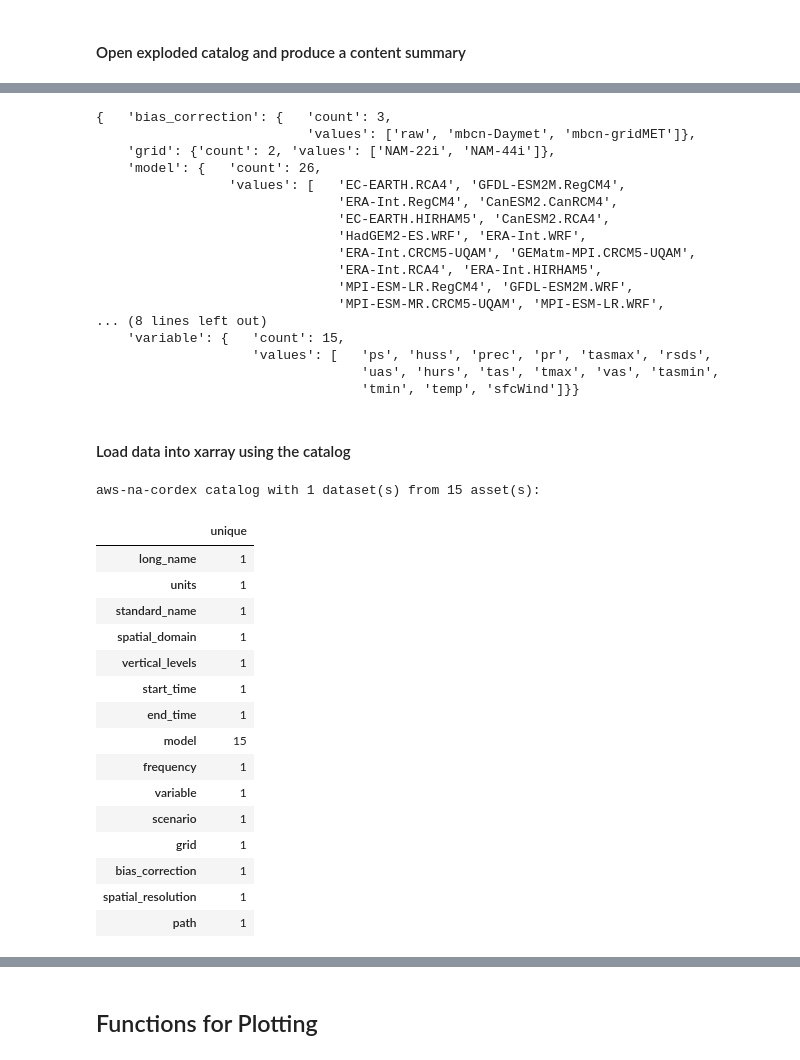
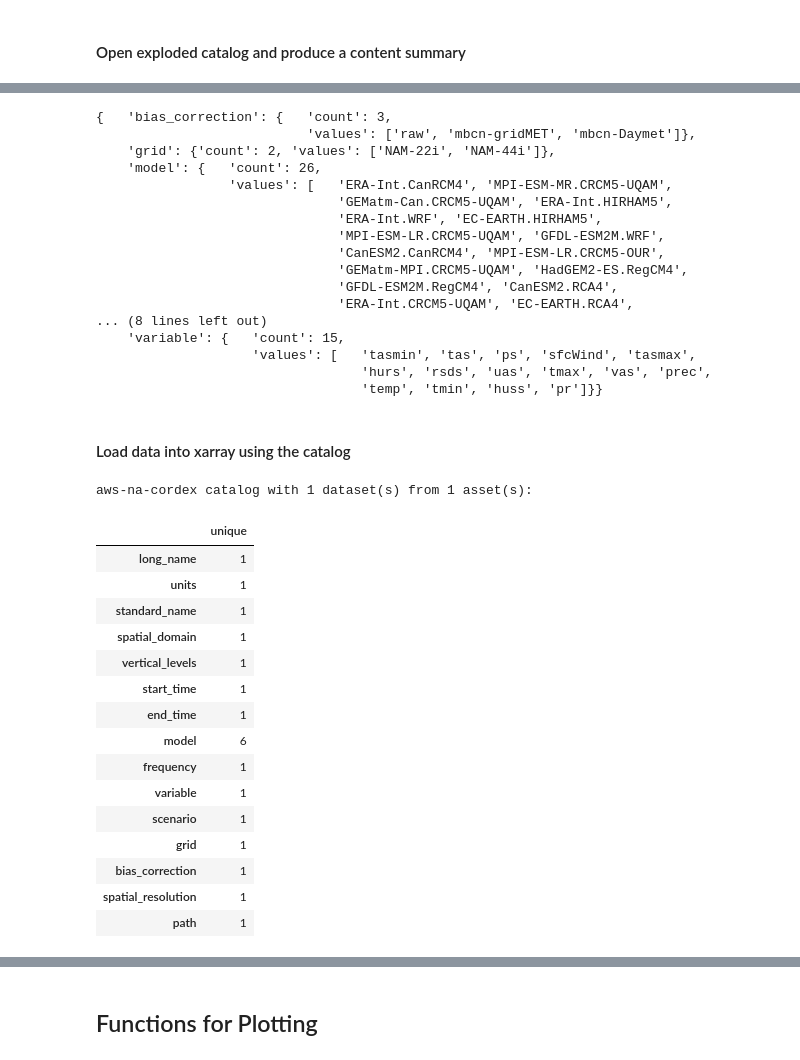
Before and after one commit to NCAR/na-cordex-aws, a Jupyter notebook: notebooks/plot-zarr-diagnostics.ipynb, the cells around one changed output, grey strips where cells are left out. Saved outputs shown, nothing was run; the diff lists cells and outputs as text; code cells hidden in the pictures.

```diff
--- a/notebooks/plot-zarr-diagnostics.ipynb
+++ b/notebooks/plot-zarr-diagnostics.ipynb
@@ -57,7 +63,7 @@ aws-na-cordex catalog with 330 dataset(s) from 330 asset(s):
 #### Open exploded catalog and produce a content summary
 # %%
 # Open collection description file
-catalog_url = "https://raw.githubusercontent.com/bonnland/na-cordex-aws/version_1.0/catalogs/aws-na-cordex.json"
+catalog_url = "https://ncar-na-cordex.s3-us-west-2.amazonaws.com/catalogs/aws-na-cordex-exploded.json"
 col = intake.open_esm_datastore(catalog_url)
 col
 # %% [output]
@@ -96,5 +102,5 @@ col.df.head(10)
 # %%
-# Show expanded version of collection structure with details
+# Produce a catalog content summary.
 import pprint
 
 uniques = col.unique(
@@ -103,46 +109,46 @@ uniques = col.unique(
 pprint.pprint(uniques, compact=True, indent=4)
 # %% [output]
 {   'bias_correction': {   'count': 3,
-                           'values': ['raw', 'mbcn-Daymet', 'mbcn-gridMET']},
+                           'values': ['raw', 'mbcn-gridMET', 'mbcn-Daymet']},
     'grid': {'count': 2, 'values': ['NAM-22i', 'NAM-44i']},
     'model': {   'count': 26,
-                 'values': [   'EC-EARTH.RCA4', 'GFDL-ESM2M.RegCM4',
-                               'ERA-Int.RegCM4', 'CanESM2.CanRCM4',
-                               'EC-EARTH.HIRHAM5', 'CanESM2.RCA4',
-                               'HadGEM2-ES.WRF', 'ERA-Int.WRF',
-                               'ERA-Int.CRCM5-UQAM', 'GEMatm-MPI.CRCM5-UQAM',
-                               'ERA-Int.RCA4', 'ERA-Int.HIRHAM5',
-                               'MPI-ESM-LR.RegCM4', 'GFDL-ESM2M.WRF',
-                               'MPI-ESM-MR.CRCM5-UQAM', 'MPI-ESM-LR.WRF',
+                 'values': [   'ERA-Int.CanRCM4', 'MPI-ESM-MR.CRCM5-UQAM',
+                               'GEMatm-Can.CRCM5-UQAM', 'ERA-Int.HIRHAM5',
+                               'ERA-Int.WRF', 'EC-EARTH.HIRHAM5',
+                               'MPI-ESM-LR.CRCM5-UQAM', 'GFDL-ESM2M.WRF',
+                               'CanESM2.CanRCM4', 'MPI-ESM-LR.CRCM5-OUR',
+                               'GEMatm-MPI.CRCM5-UQAM', 'HadGEM2-ES.RegCM4',
+                               'GFDL-ESM2M.RegCM4', 'CanESM2.RCA4',
+                               'ERA-Int.CRCM5-UQAM', 'EC-EARTH.RCA4',
 ... (8 lines left out)
     'variable': {   'count': 15,
-                    'values': [   'ps', 'huss', 'prec', 'pr', 'tasmax', 'rsds',
-                                  'uas', 'hurs', 'tas', 'tmax', 'vas', 'tasmin',
-                                  'tmin', 'temp', 'sfcWind']}}
+                    'values': [   'tasmin', 'tas', 'ps', 'sfcWind', 'tasmax',
+                                  'hurs', 'rsds', 'uas', 'tmax', 'vas', 'prec',
+                                  'temp', 'tmin', 'huss', 'pr']}}
 # %% [markdown]
 #### Load data into xarray using the catalog
 # %%
-data_var = 'tmin'
+data_var = 'temp'
 
 col_subset = col.search(
     variable=data_var,
     grid="NAM-44i",
-    scenario="hist",
-    bias_correction="mbcn-gridMET",
+    scenario="eval",
+    bias_correction="raw",
 )
 
 col_subset
 # %% [output]
-aws-na-cordex catalog with 1 dataset(s) from 15 asset(s):
+aws-na-cordex catalog with 1 dataset(s) from 1 asset(s):
 |  | unique |
 | long_name | 1 |
 | units | 1 |
 | standard_name | 1 |
 | spatial_domain | 1 |
 | vertical_levels | 1 |
 | start_time | 1 |
 | end_time | 1 |
-| model | 15 |
+| model | 6 |
 | frequency | 1 |
 | variable | 1 |
 | scenario | 1 |
```
Also changed, not shown: parts of 24 cells of this notebook, 3 other files.
